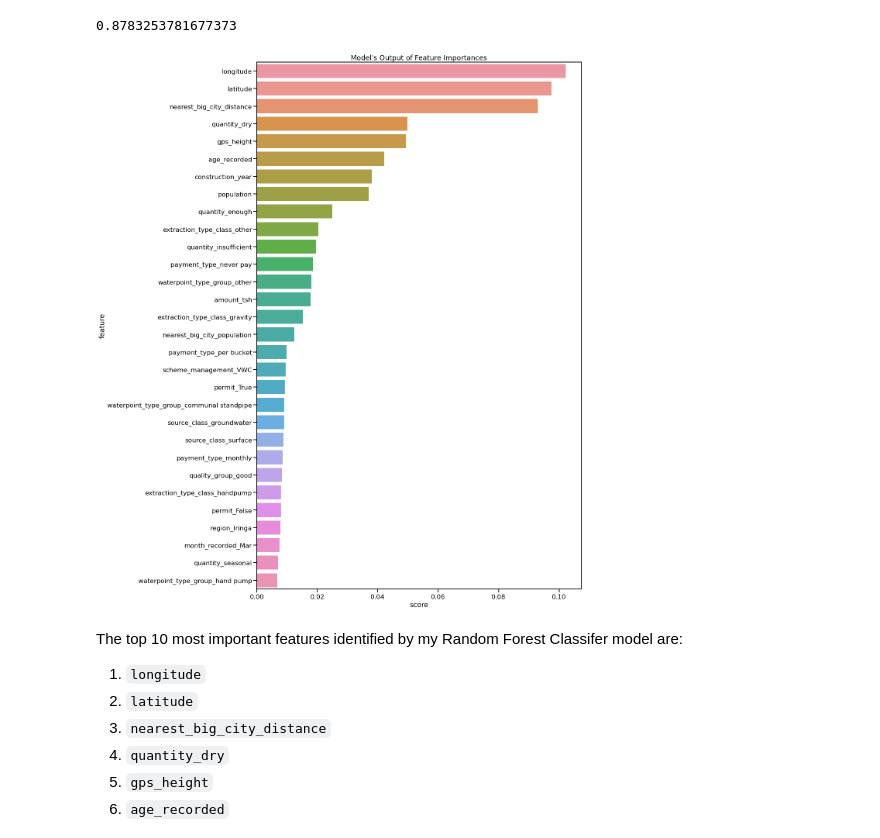
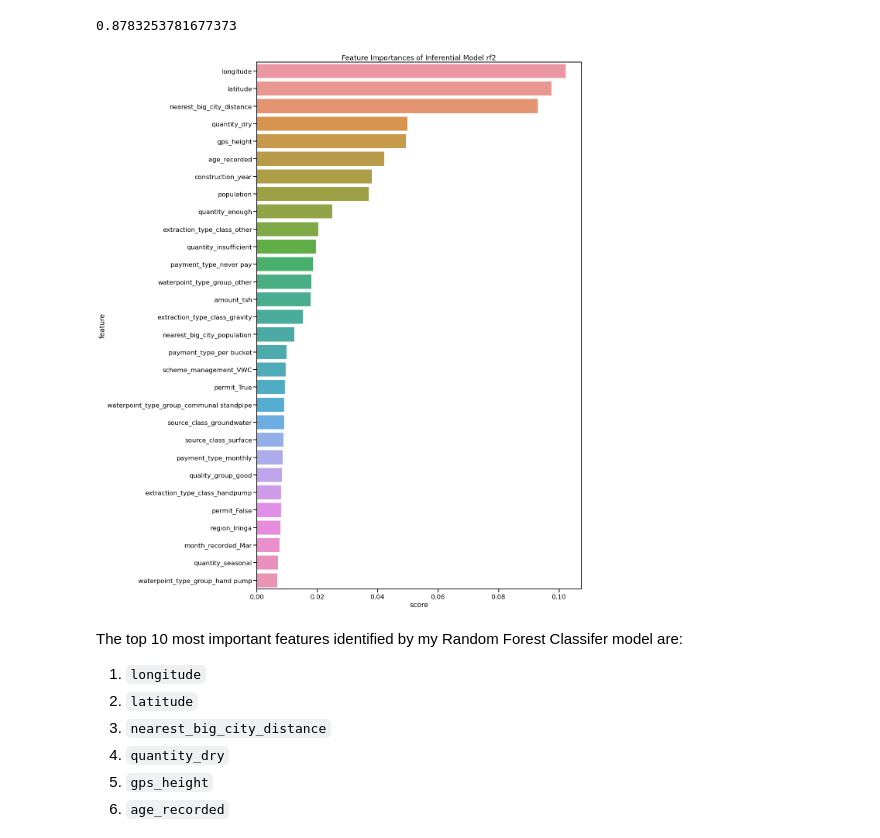
Before and after one commit to chibui191/tanzania_water_wells, a Jupyter notebook: notebook/report/report_2.ipynb, the cells around one changed output. Cells and saved outputs as stored; diff of their text form; code cells hidden in the pictures.

```diff
--- a/notebook/report/report_2.ipynb
+++ b/notebook/report/report_2.ipynb
@@ -1303,11 +1305,12 @@ feature_importances[:50].score.sum()
 # %%
 # FEATURE IMPORTANCES VISUALIZATION OF THE TOP 50 FEATURES
 sns.set_context("talk")
 fig, ax = plt.subplots(1, figsize=(15, 25))
 ax = sns.barplot(x='score', y='feature', data=feature_importances[:30])
-ax.set_title("Model's Output of Feature Importances");
+ax.set_title("Feature Importances of Inferential Model rf2")
+plt.savefig(os.path.join(directory_to_img, 'feat_imp_1.jpg'), dpi=300, bbox_inches='tight');
 # %% [output]
-[figure, old version]
+[figure, new version]
 # %% [markdown]
 The top 10 most important features identified by my Random Forest Classifer model are:
 1. `longitude`
```
Also changed, not shown: parts of 14 cells of this notebook, 8 other files.
